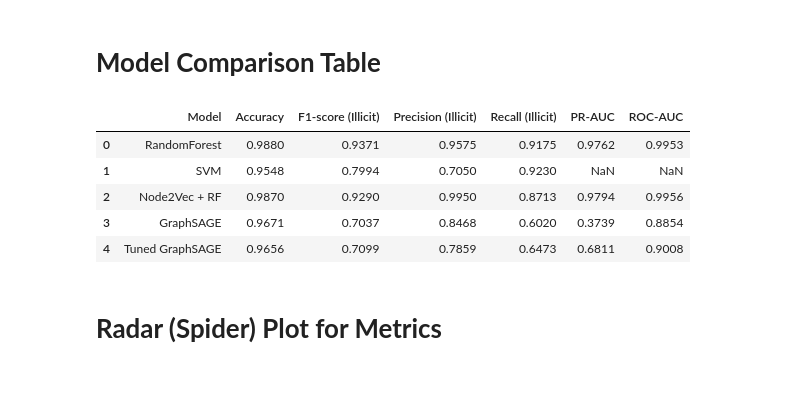
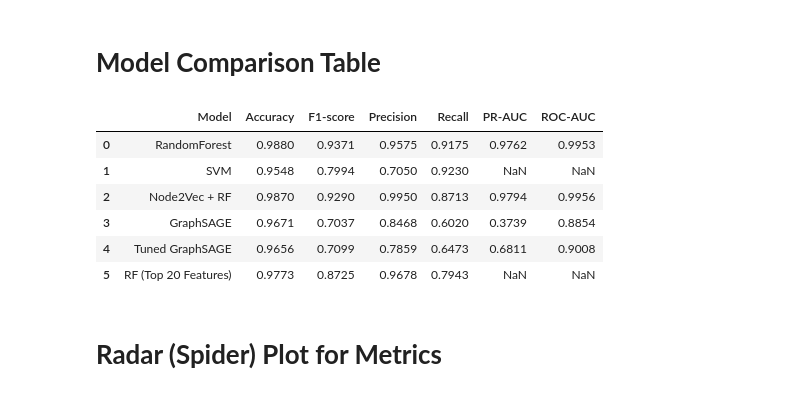
Before and after one commit to BayramovaNazrin/illicit-btc-detection, a Jupyter notebook: model_evaluation.ipynb, the cells around one changed output. Cells and saved outputs as stored; diff of their text form; code cells hidden in the pictures.

```diff
--- a/model_evaluation.ipynb
+++ b/model_evaluation.ipynb
@@ -66,24 +66,32 @@ plt.show()
 # %% [markdown]
 # **Model Comparison Table**
 # %%
+import numpy as np
+import pandas as pd
+
 results = {
-    "Model": ["RandomForest", "SVM", "Node2Vec + RF", "GraphSAGE", "Tuned GraphSAGE"],
-    "Accuracy": [0.9880, 0.9548, 0.9870, 0.9671, 0.9656],
-    "F1-score (Illicit)": [0.9371, 0.7994, 0.9290, 0.7037, 0.7099],
-    "Precision (Illicit)": [0.9575, 0.7050, 0.9950, 0.8468, 0.7859],
-    "Recall (Illicit)": [0.9175, 0.9230, 0.8713, 0.6020, 0.6473],
-    "PR-AUC": [0.9762, np.nan, 0.9794, 0.3739, 0.6811],
-    "ROC-AUC": [0.9953, np.nan, 0.9956, 0.8854, 0.9008]
+    "Model": [
+        "RandomForest", "SVM", "Node2Vec + RF",
+        "GraphSAGE", "Tuned GraphSAGE", "RF (Top 20 Features)"
+    ],
+    "Accuracy":       [0.9880, 0.9548, 0.9870, 0.9671, 0.9656, 0.9773],
+    "F1-score":       [0.9371, 0.7994, 0.9290, 0.7037, 0.7099, 0.8725],
+    "Precision":      [0.9575, 0.7050, 0.9950, 0.8468, 0.7859, 0.9678],
+    "Recall":         [0.9175, 0.9230, 0.8713, 0.6020, 0.6473, 0.7943],
+    "PR-AUC":         [0.9762, np.nan, 0.9794, 0.3739, 0.6811, np.nan],
+    "ROC-AUC":        [0.9953, np.nan, 0.9956, 0.8854, 0.9008, np.nan]
 }
+
 df_results = pd.DataFrame(results)
 display(df_results)
 # %% [output]
-|  | Model | Accuracy | F1-score (Illicit) | Precision (Illicit) | Recall (Illicit) | PR-AUC | ROC-AUC |
+|  | Model | Accuracy | F1-score | Precision | Recall | PR-AUC | ROC-AUC |
 | 0 | RandomForest | 0.9880 | 0.9371 | 0.9575 | 0.9175 | 0.9762 | 0.9953 |
 | 1 | SVM | 0.9548 | 0.7994 | 0.7050 | 0.9230 | NaN | NaN |
 | 2 | Node2Vec + RF | 0.9870 | 0.9290 | 0.9950 | 0.8713 | 0.9794 | 0.9956 |
 | 3 | GraphSAGE | 0.9671 | 0.7037 | 0.8468 | 0.6020 | 0.3739 | 0.8854 |
 | 4 | Tuned GraphSAGE | 0.9656 | 0.7099 | 0.7859 | 0.6473 | 0.6811 | 0.9008 |
+| 5 | RF (Top 20 Features) | 0.9773 | 0.8725 | 0.9678 | 0.7943 | NaN | NaN |
 # %% [markdown]
 # **Radar (Spider) Plot for Metrics**
 # %%
```
Also changed, not shown: parts of 3 cells of this notebook.
